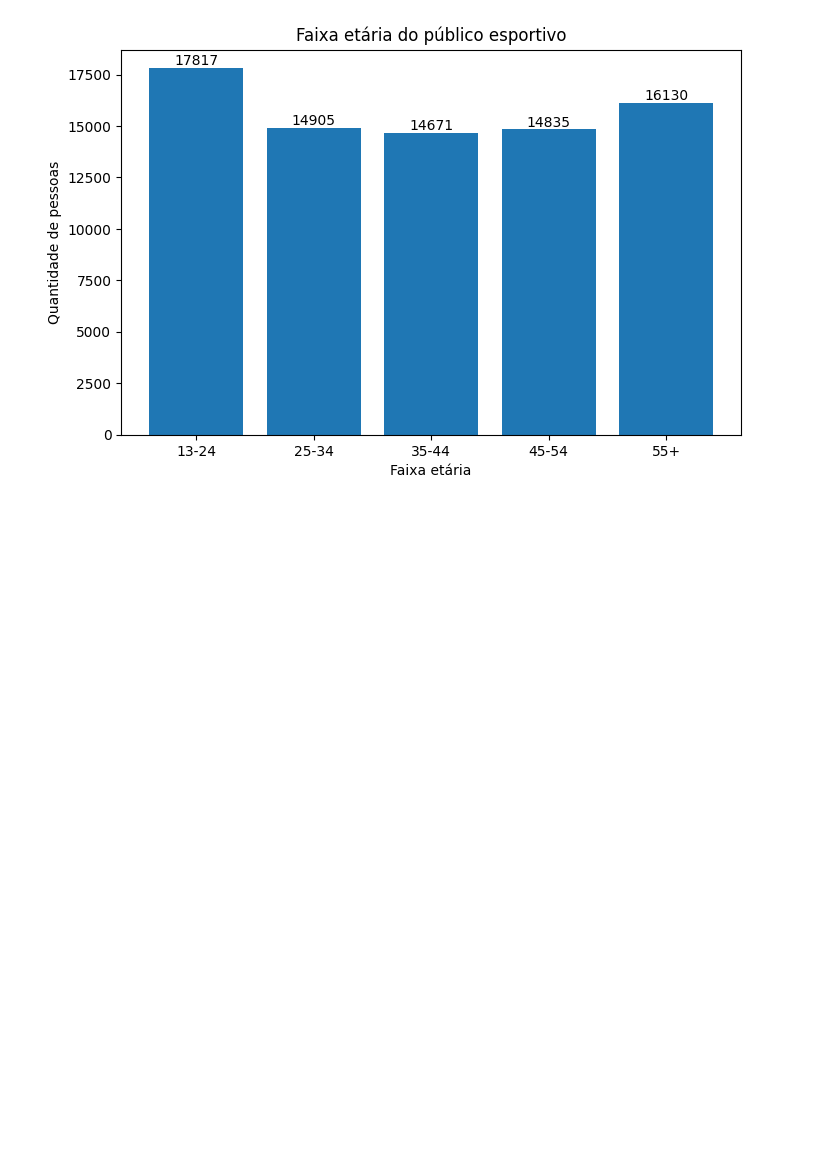
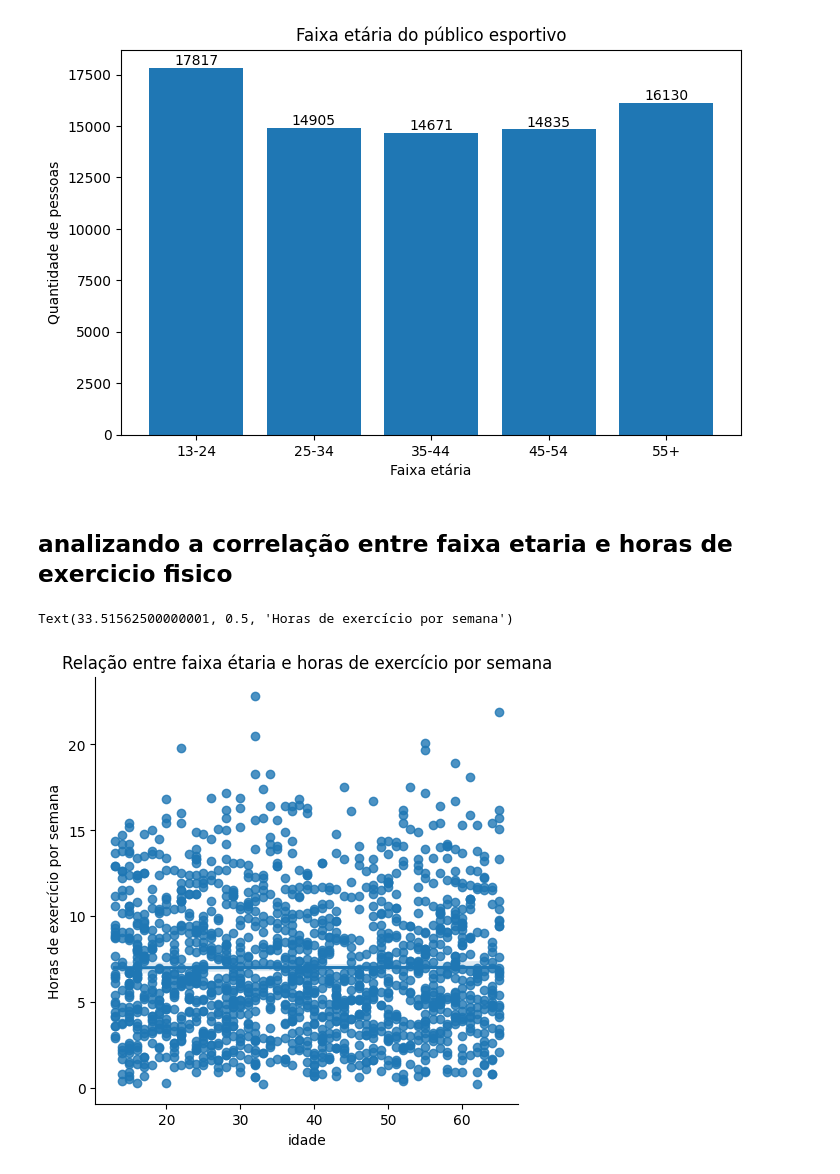
Before and after one commit to H3ytt0r62/SBD2-Social_Media_User_Analysis, a Jupyter notebook: Data layer/Raw/analytcs.ipynb, the cells around one changed output. Drawn from its saved outputs; the diff is of its cells as text; code cells hidden in the pictures; blank space fills up the shorter version.

```diff
--- a/Data layer/Raw/analytcs.ipynb
+++ b/Data layer/Raw/analytcs.ipynb
@@ -430,3 +466,14 @@ plt.ylabel('Quantidade de pessoas')
 plt.show()
 # %% [output]
 [figure]
+# %% [markdown]
+## analizando a correlação entre faixa etaria e horas de exercicio fisico
+# %%
+df_exer_age = df_raw.sample(1534)
+sns.lmplot(x='age', y='exercise_hours_per_week', data=df_exer_age,scatter=True)
+plt.title('Relação entre faixa étaria e horas de exercício por semana')
+plt.xlabel('idade')
+plt.ylabel('Horas de exercício por semana')
+# %% [output]
+Text(33.51562500000001, 0.5, 'Horas de exercício por semana')
+[figure, added]
```
Also changed, not shown: parts of 10 cells of this notebook, 1 other file.
